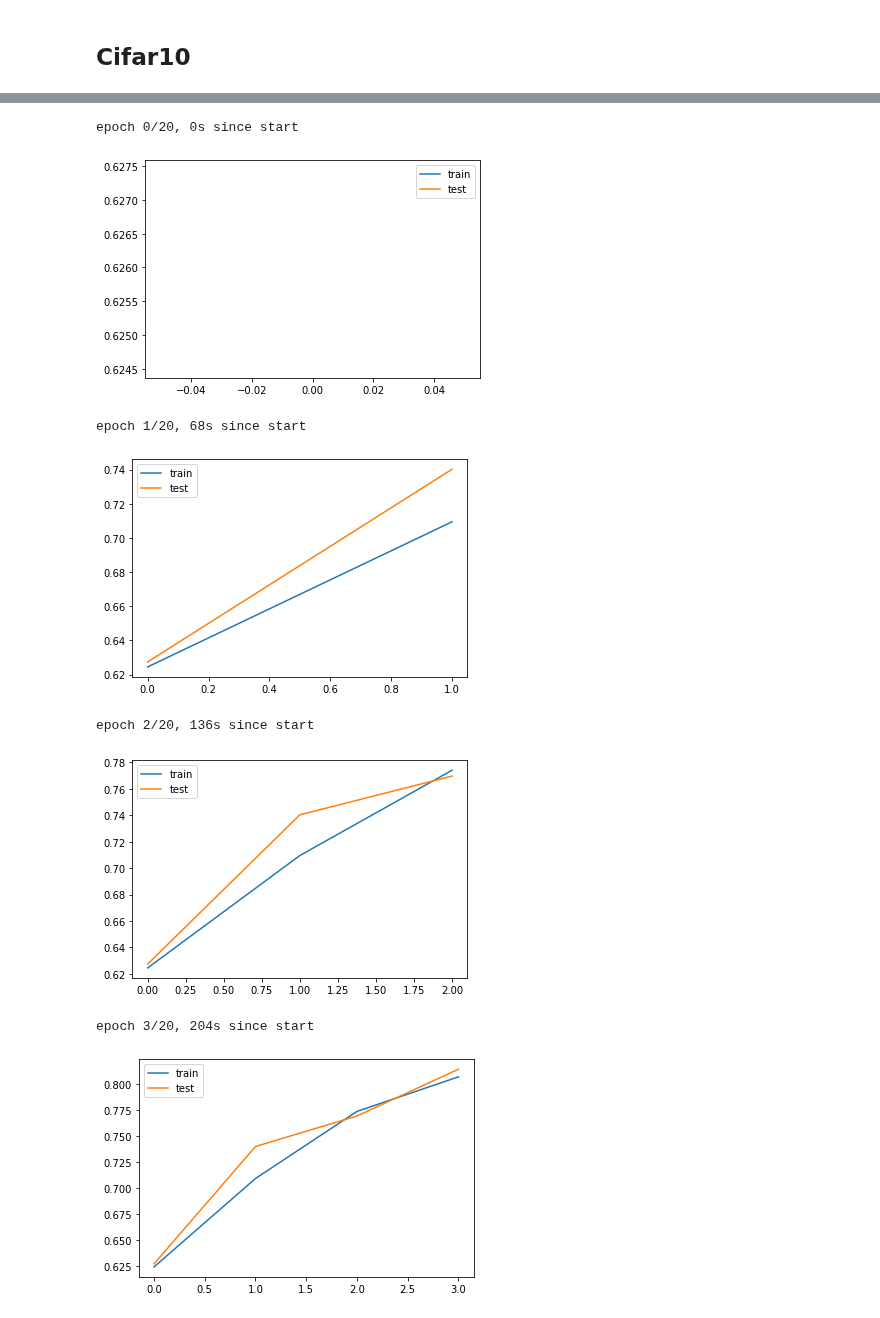
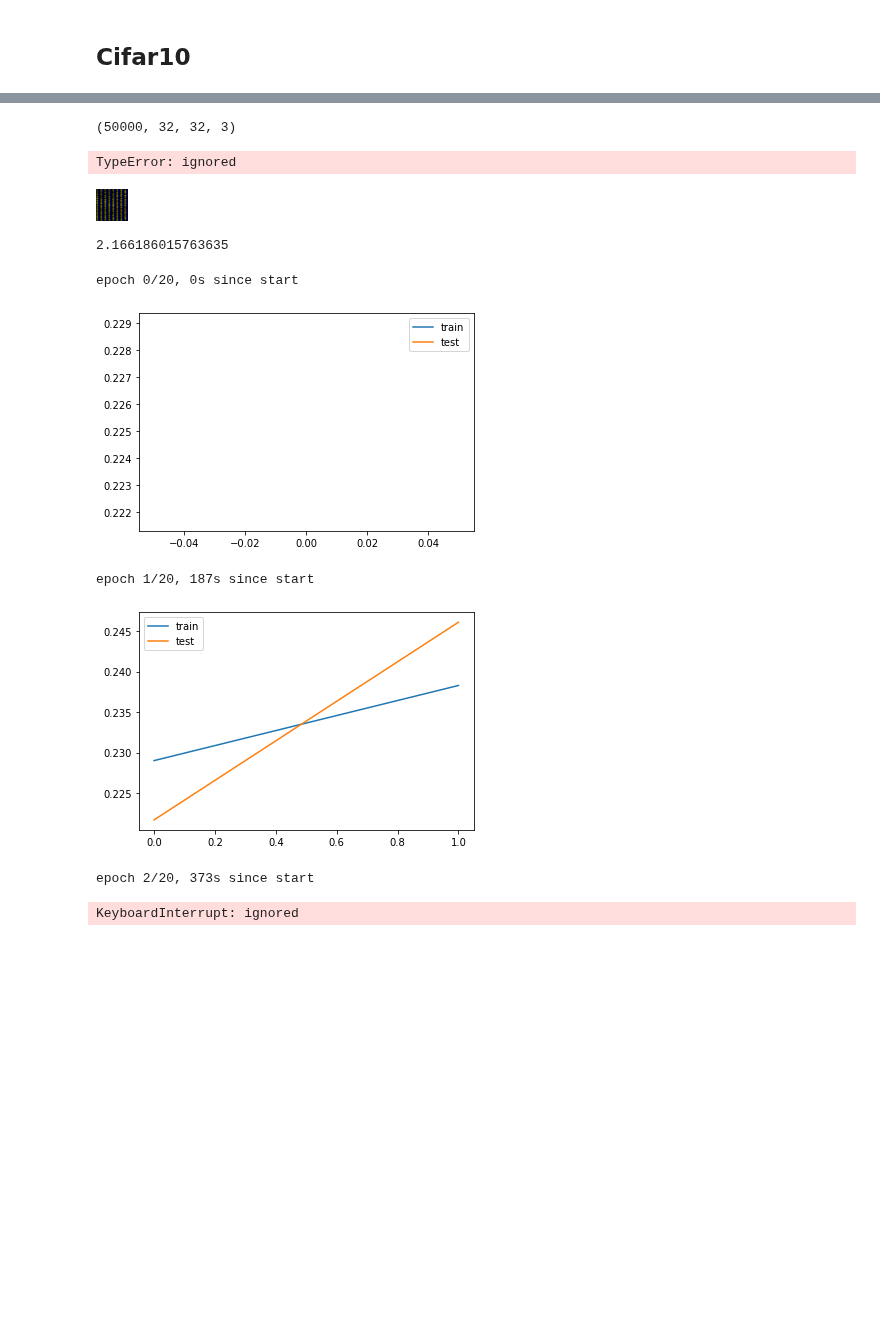
Before and after one commit to maxkvant/LinearizedNNs, a Jupyter notebook: notebooks/Myrtle10.ipynb, the cells around one changed output, grey strips where cells are left out. Saved outputs shown, nothing was run; the diff lists cells and outputs as text; code cells hidden in the pictures; blank space fills up the shorter version.

```diff
--- a/notebooks/Myrtle10.ipynb
+++ b/notebooks/Myrtle10.ipynb
@@ -40,7 +41,7 @@ from pytorch_impl import ClassifierTraining
 from pytorch_impl.matrix_exp import matrix_exp, compute_exp_term
 from pytorch_impl.nns.utils import to_one_hot
 # %%
-def to_zca(train, test, min_divisor=1e-8, zca_bias=0.0001, return_weights=False):
+def to_zca(train, test, min_divisor=1e-8, zca_bias=0.0001, return_weights=True):
     origTrainShape = train.shape
     origTestShape = test.shape
 
@@ -179,0 +181,4 @@ class Myrtle10(nn.Module):
+# %%
+%%time
+
+X_train, y_train, X_test, y_test = cifar_zca()
@@ -185,34 +194,25 @@ if torch.cuda.is_available():
 else:
     device = torch.device('cpu')
 
-cifar10_stats = {
-    "mean" : (0.4914, 0.4822, 0.4465),
-    "std"  : (0.24705882352941178, 0.24352941176470588, 0.2615686274509804),
-}
-
 transform_train = transforms.Compose([
-    transforms.Lambda(lambda x: np.asarray(x)),
-    transforms.Lambda(lambda x: np.pad(x, [(4, 4), (4, 4), (0, 0)], mode='reflect')),
-    transforms.Lambda(lambda x: Image.fromarray(x)),
-    transforms.RandomCrop(32),
-
+    transforms.RandomCrop(32, padding=4),
     transforms.RandomHorizontalFlip(),
     transforms.ToTensor(),
-    transforms.Normalize(cifar10_stats['mean'], cifar10_stats['std']),
 ])
 
 transform_test = transforms.Compose([
+    transforms.Lambda(lambda x: np.asarray(x)),
     transforms.ToTensor(),
-    transforms.Normalize(cifar10_stats['mean'], cifar10_stats['std']),
 ])
 
-train_loader = torch.utils.data.DataLoader(
-                  datasets.CIFAR10(root='./data', train=True, download=True, transform=transform_train), # change back to
-               batch_size=128, shuffle=True, pin_memory=True)
+trainset = datasets.CIFAR10(root='./data', train=True, download=True, transform=transform_train)
+testset  = datasets.CIFAR10(root='./data', train=False, download=True, transform=transfrom_test)
 
-test_loader  = torch.utils.data.DataLoader(
-                  datasets.CIFAR10(root='./data', train=False, download=True, transform=transform_test),
-               batch_size=128, shuffle=True, pin_memory=True)
+cifar_train = CustomImageDataset(X_train, y_train, transform_train)
+cifar_test  = CustomImageDataset(X_train, y_train, transform_test)
+
+train_loader = torch.utils.data.DataLoader(cifar_train, batch_size=512, shuffle=True, pin_memory=True)
+test_loader  = torch.utils.data.DataLoader(cifar_test,  batch_size=512, shuffle=True, pin_memory=True)
 
 device
 # %% [output]
@@ -222,18 +257,32 @@ device(type='cuda', index=0)
+# %%
+X_train.shape
+# %% [output]
+(50000, 32, 32, 3)
+# %%
+np.quantile(X_train.reshape(-1))
+# %% [output]
+TypeError: ignored
+# %%
+Image.fromarray((np.floor(X_train[3] * 100. + 120.)).astype(np.int32), "RGB")
+# %% [output]
+[figure, added]
+# %%
+np.max(X_train[0])
+# %% [output]
+2.166186015763635
 # %%
-model = Myrtle10().to(device)
+model = Myrtle10(num_filters=32).to(device)
 
-learning_rate = 0.03
+learning_rate = 0.05
 
 estimator = SgdEstimator(model, nn.CrossEntropyLoss(), learning_rate)
 training  = ClassifierTraining(estimator, device)
 
 training.train(train_loader, test_loader, num_epochs=20, learning_rate=learning_rate)
 # %% [output]
 epoch 0/20, 0s since start
-[figure, old version]
+[figure, new version]
-epoch 1/20, 68s since start
+epoch 1/20, 187s since start
-[figure, old version]
+[figure, new version]
-epoch 2/20, 136s since start
+epoch 2/20, 373s since start
-[figure, removed]
-epoch 3/20, 204s since start
+KeyboardInterrupt: ignored
-[figure, removed]
```
Also changed, not shown: parts of 12 cells of this notebook.
